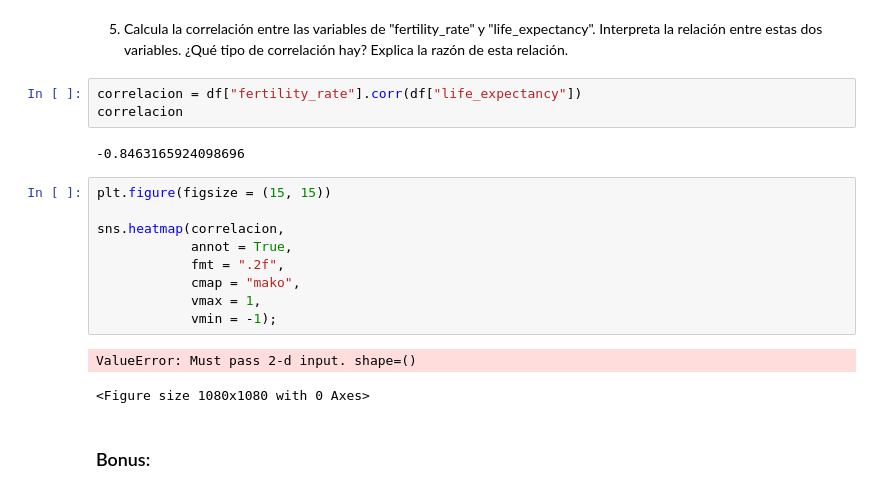
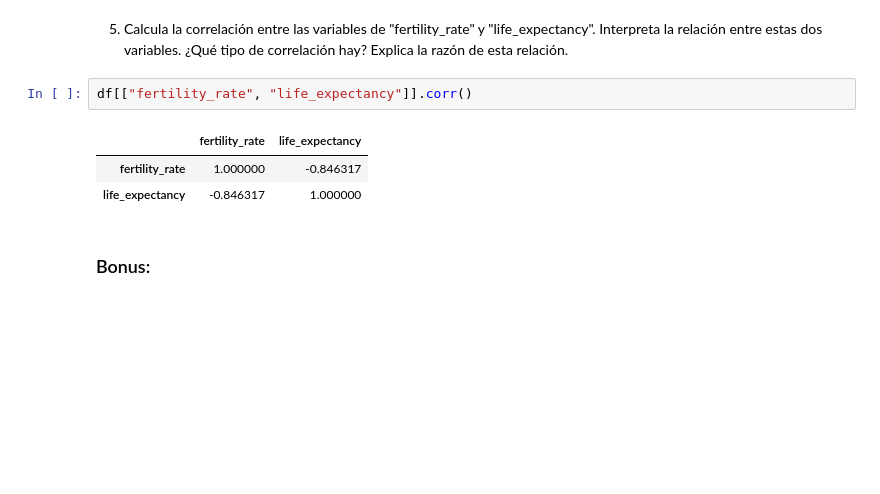
Before and after one commit to DianaG92/adalab-pair_programming-modulo3, a Jupyter notebook: promoH-modulo3-pairprogramming-Estadistica_descriptiva-DIANA_ISA.ipynb, the cells around one changed output. Cells and saved outputs as stored; diff of their text form; blank space fills up the shorter version.

```diff
--- a/promoH-modulo3-pairprogramming-Estadistica_descriptiva-DIANA_ISA.ipynb
+++ b/promoH-modulo3-pairprogramming-Estadistica_descriptiva-DIANA_ISA.ipynb
@@ -222,23 +221,12 @@ df[["country", "infant_mortality", "mortality_classification"]]
 195 rows × 3 columns
 # %% [markdown]
 5. Calcula la correlación entre las variables de "fertility_rate" y "life_expectancy". Interpreta la relación entre estas dos variables. ¿Qué tipo de correlación hay? Explica la razón de esta relación.
-# %%
-correlacion = df["fertility_rate"].corr(df["life_expectancy"])
-correlacion
-# %% [output]
--0.8463165924098696
-# %%
-plt.figure(figsize = (15, 15))
-
-sns.heatmap(correlacion,
-            annot = True,
-            fmt = ".2f",
-            cmap = "mako",
-            vmax = 1,
-            vmin = -1);
-# %% [output]
-ValueError: Must pass 2-d input. shape=()
-<Figure size 1080x1080 with 0 Axes>
+# %%
+df[["fertility_rate", "life_expectancy"]].corr()
+# %% [output]
+|  | fertility_rate | life_expectancy |
+| fertility_rate | 1.000000 | -0.846317 |
+| life_expectancy | -0.846317 | 1.000000 |
 # %% [markdown]
 ### Bonus:
 # %% [markdown]
```
Also changed, not shown: parts of 6 cells of this notebook.
